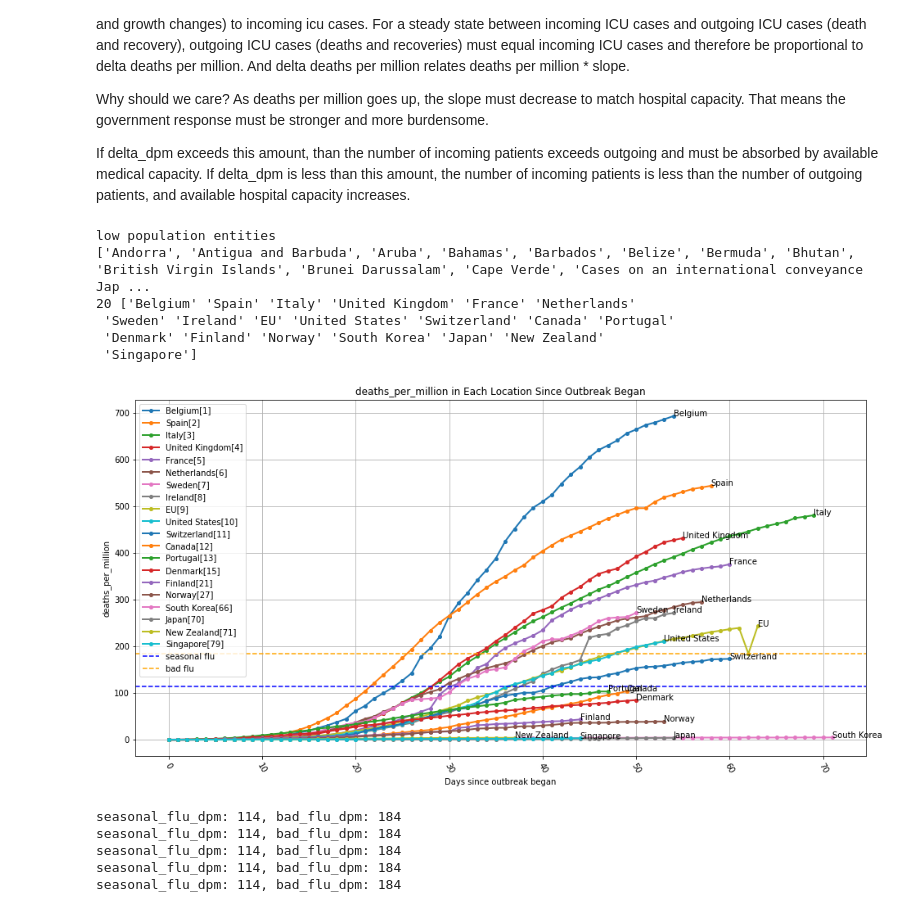
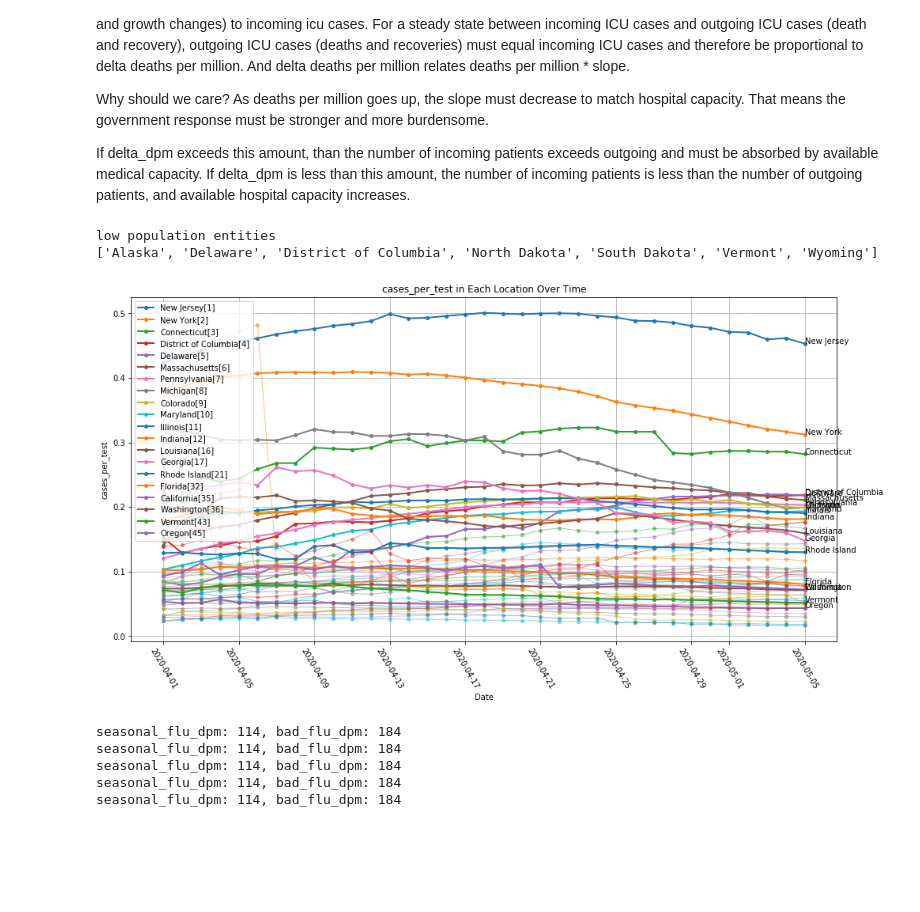
Before and after one commit to todddeluca/coronavirus, a Jupyter notebook: coronavirus_death_rate.ipynb, the cells around one changed output. Saved outputs shown, nothing was run; the diff lists cells and outputs as text; code cells hidden in the pictures; blank space fills up the shorter version.

```diff
--- a/coronavirus_death_rate.ipynb
+++ b/coronavirus_death_rate.ipynb
@@ -116,35 +114,38 @@ If delta_dpm exceeds this amount, than the number of incoming patients exceeds o
 # Minnesota - stay-at-home 3/27 https://www.mprnews.org/story/2020/03/25/latest-on-covid19-in-minnesota
 # New Zealand - lockdown 3/25 https://www.washingtonpost.com/world/asia_pacific/new-zealand-isnt-just-flattening-the-curve-its-squashing-it/2020/04/07/6cab3a4a-7822-11ea-a311-adb1344719a9_story.html
 
-# df = states_df
-df = countries_df
+df = states_df
+# df = countries_df
 # df = all_df
 
 us_states = list(states_df['entity'].unique())
 includes = list(set([
-#     'Vermont',
-#     'California',
-#     'Oregon',
-#     'Washington',
+    'Vermont',
+    'California',
+    'Oregon',
+    'Washington',
+    'New York',
+    'Michigan', 'Louisiana',
+    'Massachusetts',
+    'Rhode Island',
+    'Florida',
+    'Georgia',
+    'Colorado',
+#     'United States',
+#     'Japan',
+#     'Singapore',
+#     'South Korea',
+#     'Italy',
+#     'Spain',
+#     'France',
+#             'China',
+#     'New Zealand',
 #     'New York',
-#     'Michigan', 'Louisiana',
-#     'Massachusetts',
-#     'Rhode Island',
-    'United States',
-    'Japan',
-    'Singapore',
-    'South Korea',
-    'Italy',
-    'Spain',
-    'France',
-#             'China',
-    'New Zealand',
-#     'New York',
-    'EU',
+#     'EU',
 #     countries from https://www.washingtonpost.com/opinions/2020/04/08/is-swedens-lax-approach-coronavirus-backfiring/
-    'Sweden',
-    'Denmark',
-    'Norway', 'Finland',
+#     'Sweden',
+#     'Denmark',
+#     'Norway', 'Finland',
 #     'Malta', 'United Kingdom', 'Italy',
 # States ~3-5M in population
 # 'Arkansas', 'Nevada', 'Iowa', 'Puerto Rico', 'Utah', 'Connecticut', 'Oklahoma', 'Oregon',
@@ -162,14 +163,14 @@ excludes = list(set([
 'Puerto Rico',
 #     'Louisiana'
 ]
-    + low_pop_entities
+#     + low_pop_entities
 ))
 
-index_col = 'days_since'
+# index_col = 'days_since'
 # index_col = 'date'
-log_yaxis = False
+# log_yaxis = False
 
-values_col = 'deaths_per_million'; log_yaxis = False
+# values_col = 'deaths_per_million'; log_yaxis = False
 # values_col = 'deaths_per_million_per_day_7day_avg'; log_yaxis = False
 # values_col = 'deaths_per_million_per_day_3day_avg'; log_yaxis = False
 # values_col = 'deaths'
@@ -211,42 +212,43 @@ values_col = 'deaths_per_million'; log_yaxis = False
 #       .pipe(add_nday_avg, columns=['deaths_per_case_per_day'], n=7)
 #      )
 # values_col = 'deaths_per_case_per_day_7day_avg'; log_yaxis = False
 
-index_col = 'days_since'
 values_col = 'deaths_per_million'; log_yaxis = False
 days_since_col = 'deaths_per_million'; days_since_thresh = 0.1
+index_col = 'days_since'
+
+values_col = 'cases_per_test'; log_yaxis = False
+days_since_col = 'date'; days_since_thresh = to_datetime('2020-04-01')
+# days_since_col = 'deaths_per_million'; days_since_thresh = 0.1
+index_col = 'date'; n_top = 20; n_show = 55;
 
 # df['deaths_per_day_7day_avg_per_cases_per_day_7day_avg'] = df['deaths_per_day_7day_avg'] / df['cases_per_day_7day_avg']
 # # values_col = 'deaths_per_case'; log_yaxis = False
 # values_col = 'deaths_per_day_7day_avg_per_cases_per_day_7day_avg'; log_yaxis = False
 # days_since_col = 'date'; days_since_thresh = pd.to_datetime('2020-04-01')
 
-n_top = 20
+# n_top = 20
 # n_top = len(includes)
-n_show = n_top
+# n_show = n_top
 rank = False
 # rank = True
 ascending = False
 # ascending = True  # for cases/test 14day ratio, lower is better
 show_legend = True
 
 df = days_since_trim(df, index_col, days_since_col, days_since_thresh, values_col)
 piv = plot_trajectories(df,
                         index_col=index_col, values_col=values_col,
                         rank=rank, n_top=n_top, n_show=n_show,
                         includes=includes, excludes=excludes,
                         log_yaxis=log_yaxis,
                         ascending=ascending,
                         show_legend=show_legend,
                        )
 # %% [output]
 low population entities
-['Andorra', 'Antigua and Barbuda', 'Aruba', 'Bahamas', 'Barbados', 'Belize', 'Bermuda', 'Bhutan', 'British Virgin Islands', 'Brunei Darussalam', 'Cape Verde', 'Cases on an international conveyance Jap ...
-20 ['Belgium' 'Spain' 'Italy' 'United Kingdom' 'France' 'Netherlands'
- 'Sweden' 'Ireland' 'EU' 'United States' 'Switzerland' 'Canada' 'Portugal'
- 'Denmark' 'Finland' 'Norway' 'South Korea' 'Japan' 'New Zealand'
- 'Singapore']
+['Alaska', 'Delaware', 'District of Columbia', 'North Dakota', 'South Dakota', 'Vermont', 'Wyoming']
-[figure, old version]
+[figure, new version]
 # %%
 (df.loc[(df['entity'].isin(['California', 'New York'])) &
        (df['date'] < to_datetime('2020-03-24')) & (df['date'] > to_datetime('2020-03-10')),
```
Also changed, not shown: parts of 1 cell of this notebook, 4 other files.
